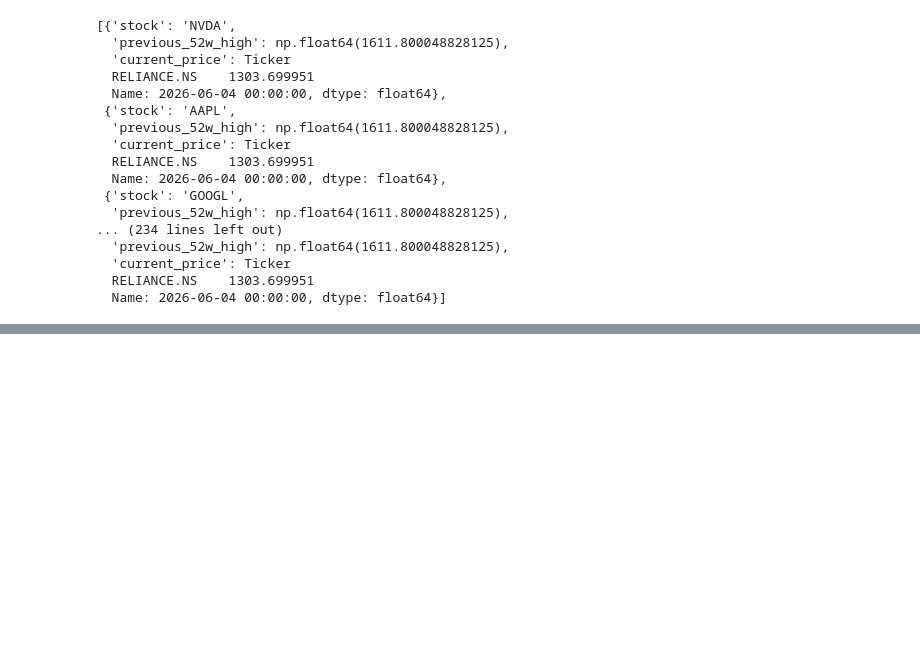
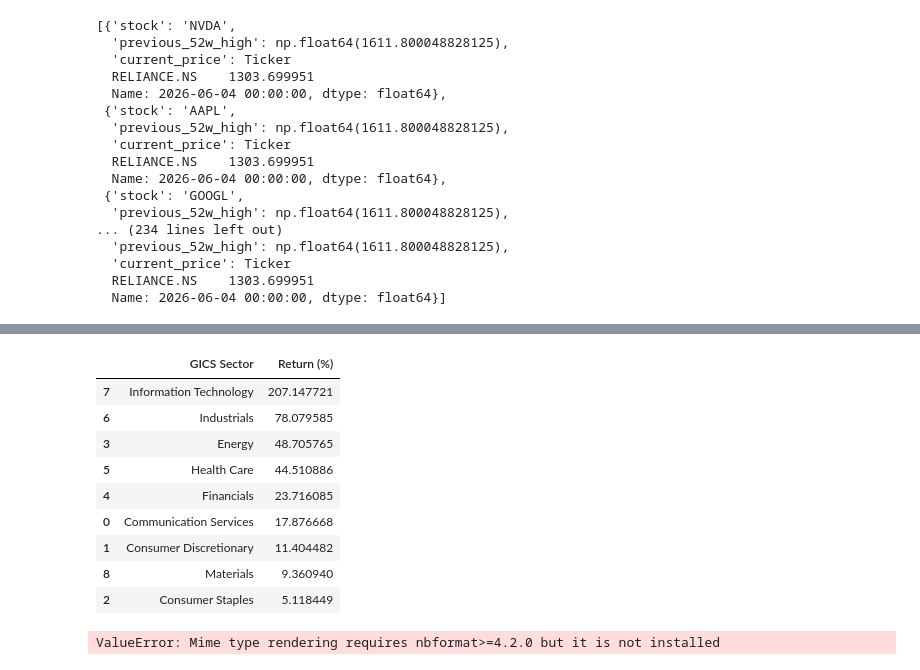
Before and after one commit to Aman19960110/stock_performance_dashboard, a Jupyter notebook: rough.ipynb, the cells around one changed output, grey strips where cells are left out. Drawn from its saved outputs; the diff is of its cells as text; code cells hidden in the pictures; blank space fills up the shorter version.

```diff
--- a/rough.ipynb
+++ b/rough.ipynb
@@ -300,0 +362,25 @@ data
+# %%
+all_tickers = df_group["SYMBOL"].tolist()
+
+prices = yf.download(
+    all_tickers,
+    period="1y",
+    auto_adjust=True,
+    progress=False
+)["Close"]
+# %%
+returns = (
+    prices.iloc[-1] / prices.iloc[0] - 1
+) * 100
+
+returns = returns.reset_index()
+returns.columns = ["SYMBOL", "Return (%)"]
+
+sector_df = (
+    df_group[["SYMBOL", "GICS Sector"]]
+    .merge(returns, on="SYMBOL")
+    .groupby("GICS Sector")["Return (%)"]
+    .mean()
+    .reset_index()
+    .sort_values("Return (%)", ascending=False)
+)
@@ -300,0 +400,13 @@ data
+# %%
+sector_df
+# %% [output]
+|  | GICS Sector | Return (%) |
+| 7 | Information Technology | 207.147721 |
+| 6 | Industrials | 78.079585 |
+| 3 | Energy | 48.705765 |
+| 5 | Health Care | 44.510886 |
+| 4 | Financials | 23.716085 |
+| 0 | Communication Services | 17.876668 |
+| 1 | Consumer Discretionary | 11.404482 |
+| 8 | Materials | 9.360940 |
+| 2 | Consumer Staples | 5.118449 |
@@ -300,0 +455,14 @@ data
+# %%
+sector_df = get_sector_performance(df_group)
+
+fig = px.bar(
+    sector_df,
+    x="Return (%)",
+    y="Sector",
+    orientation="h",
+    title="Equal Weighted Sector Performance (1Y)"
+)
+
+fig.show()
+# %% [output]
+ValueError: Mime type rendering requires nbformat>=4.2.0 but it is not installed
```
Also changed, not shown: parts of 7 cells of this notebook, 4 other files.
